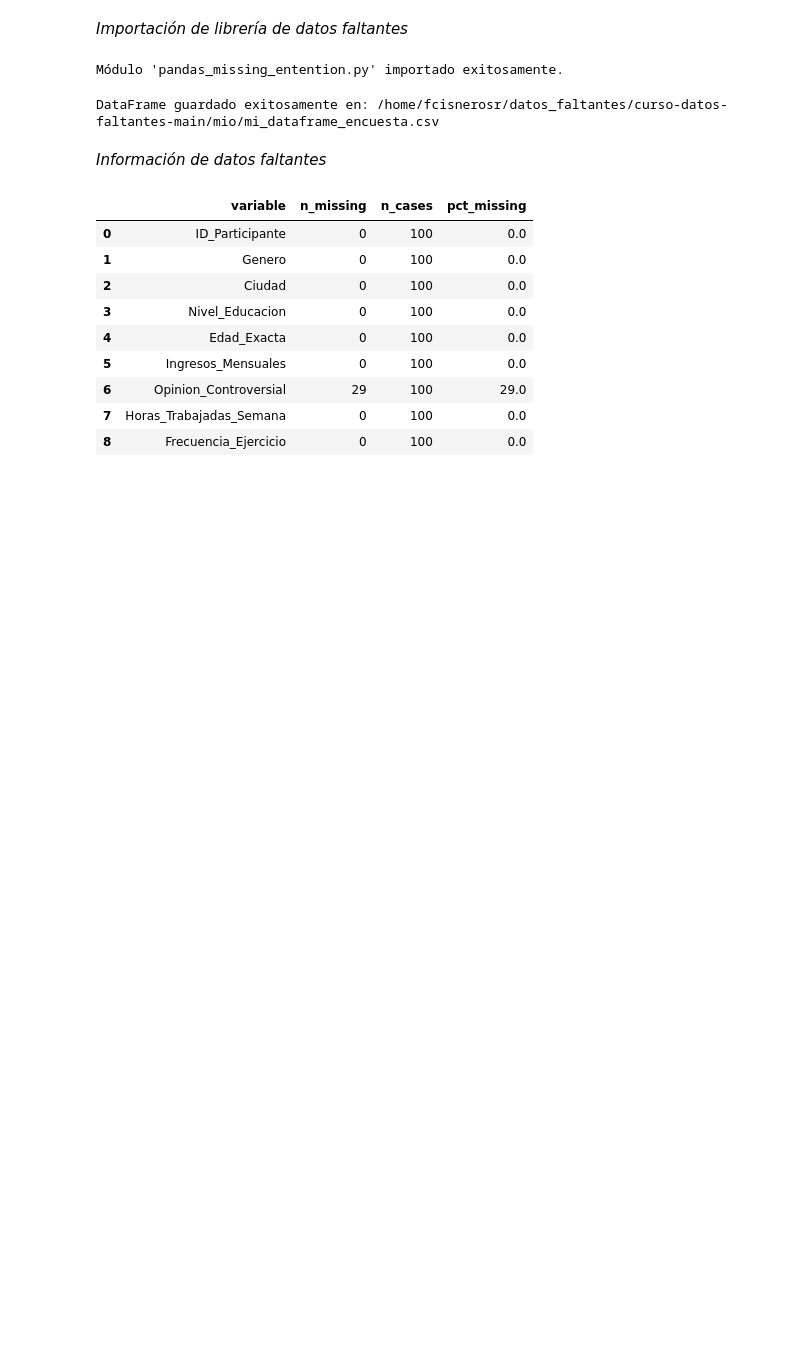
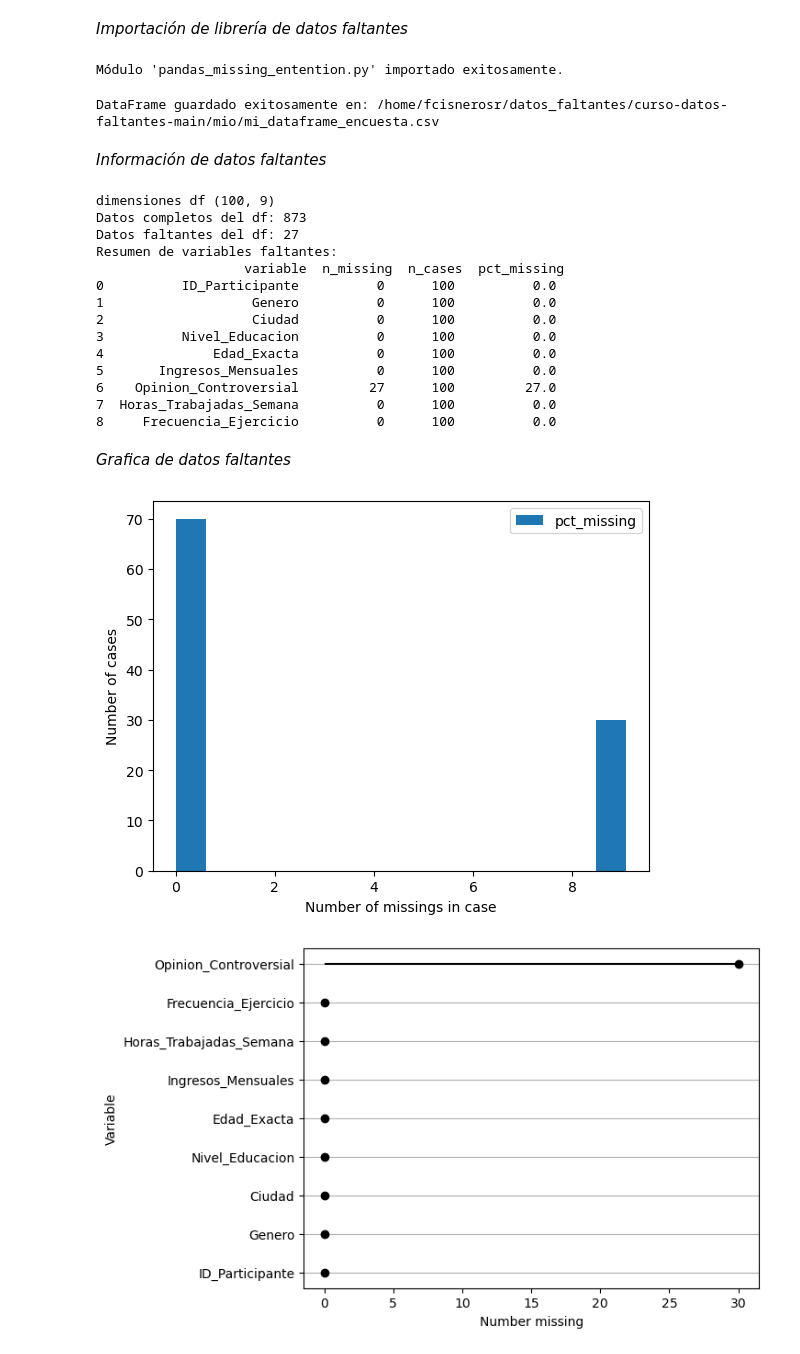
Before and after one commit to fcisnerosr/datos_faltantes, a Jupyter notebook: curso-datos-faltantes-main/mio/002_encuentas.ipynb, the cells around one changed output. Cells and saved outputs as stored; diff of their text form; code cells hidden in the pictures; blank space fills up the shorter version.

```diff
--- a/curso-datos-faltantes-main/mio/002_encuentas.ipynb
+++ b/curso-datos-faltantes-main/mio/002_encuentas.ipynb
@@ -132,18 +132,30 @@ DataFrame guardado exitosamente en: /home/fcisnerosr/datos_faltantes/curso-datos
 # %% [markdown]
 _Información de datos faltantes_
 # %%
-df_encuesta.shape
-df_encuesta.missing.number_complete()
-df_encuesta.missing.number_missing()
-df_encuesta.missing.missing_variable_summary()
+print('dimensiones df', df_encuesta.shape)
+print('Datos completos del df:', df_encuesta.missing.number_complete())
+print('Datos faltantes del df:', df_encuesta.missing.number_missing())
+print('Resumen de variables faltantes: \n', df_encuesta.missing.missing_variable_summary())
 # %% [output]
-|  | variable | n_missing | n_cases | pct_missing |
-| 0 | ID_Participante | 0 | 100 | 0.0 |
-| 1 | Genero | 0 | 100 | 0.0 |
-| 2 | Ciudad | 0 | 100 | 0.0 |
-| 3 | Nivel_Educacion | 0 | 100 | 0.0 |
-| 4 | Edad_Exacta | 0 | 100 | 0.0 |
-| 5 | Ingresos_Mensuales | 0 | 100 | 0.0 |
-| 6 | Opinion_Controversial | 29 | 100 | 29.0 |
-| 7 | Horas_Trabajadas_Semana | 0 | 100 | 0.0 |
-| 8 | Frecuencia_Ejercicio | 0 | 100 | 0.0 |
+dimensiones df (100, 9)
+Datos completos del df: 873
+Datos faltantes del df: 27
+Resumen de variables faltantes:
+                   variable  n_missing  n_cases  pct_missing
+0          ID_Participante          0      100          0.0
+1                   Genero          0      100          0.0
+2                   Ciudad          0      100          0.0
+3          Nivel_Educacion          0      100          0.0
+4              Edad_Exacta          0      100          0.0
+5       Ingresos_Mensuales          0      100          0.0
+6    Opinion_Controversial         27      100         27.0
+7  Horas_Trabajadas_Semana          0      100          0.0
+8     Frecuencia_Ejercicio          0      100          0.0
+# %% [markdown]
+_Grafica de datos faltantes_
+# %%
+df_encuesta.missing.missing_case_plot()
+df_encuesta.missing.missing_variable_plot()
+# %% [output]
+[figure, added]
+[figure, added]
```
Also changed, not shown: parts of 1 cell of this notebook, 1 other file.
